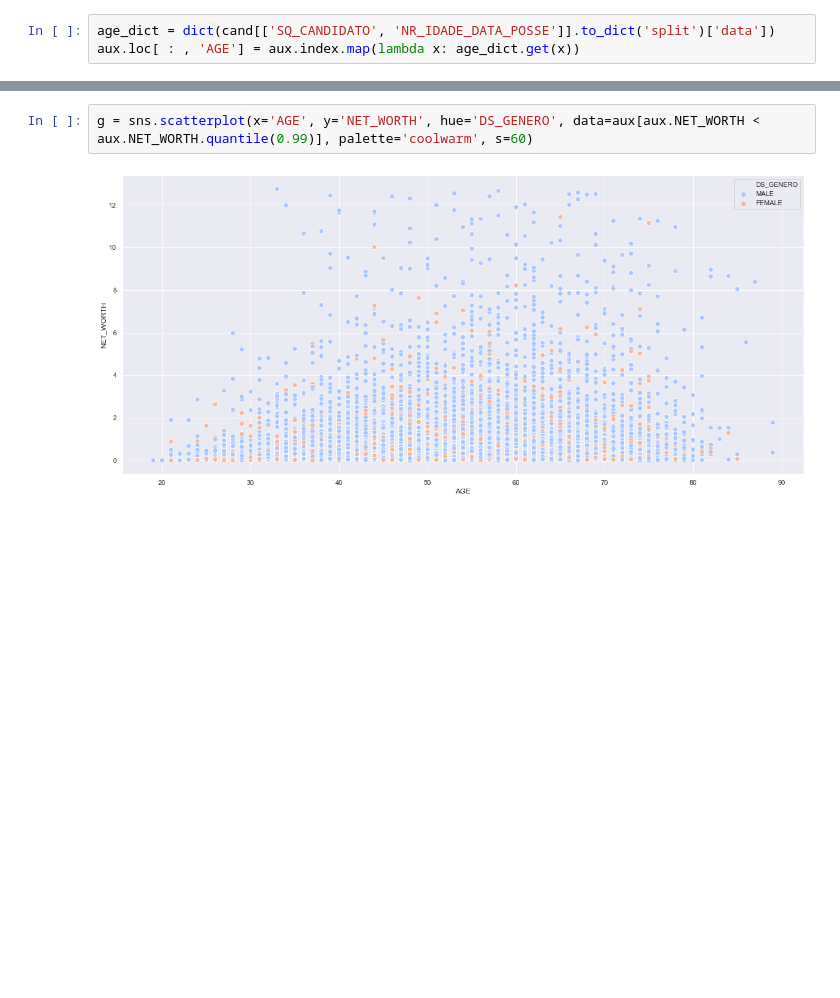
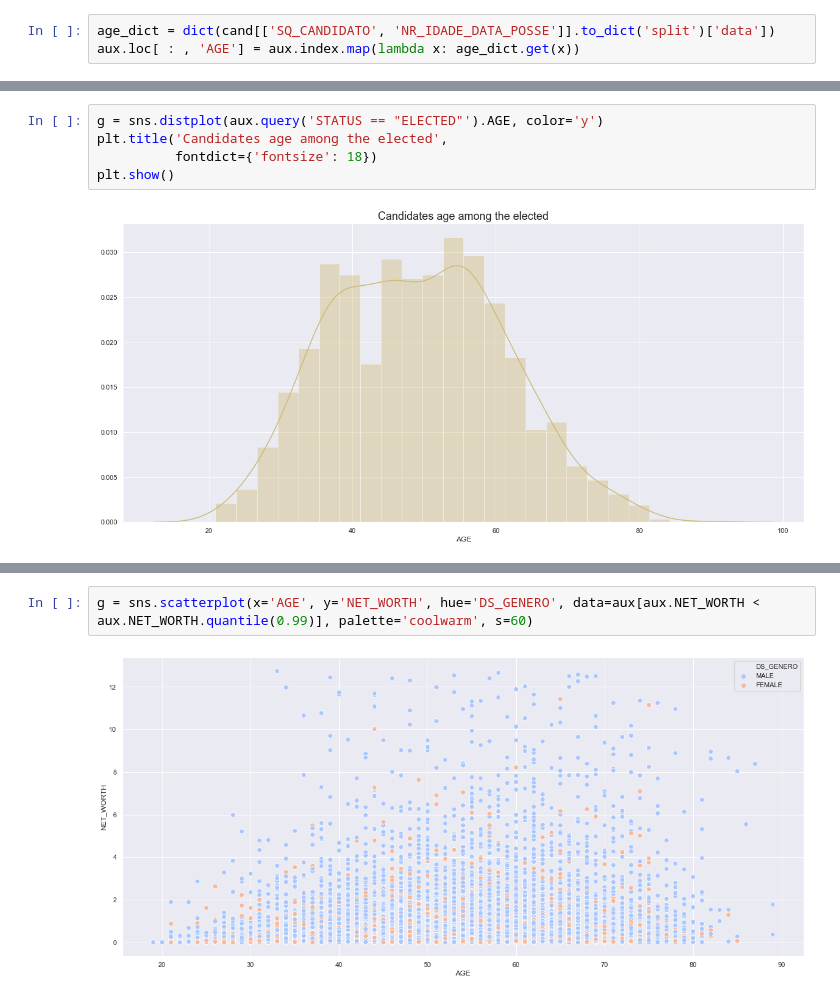
Before and after one commit to gguillaux/brazil_elections_2018, a Jupyter notebook: EDA.ipynb, the cells around one changed output, grey strips where cells are left out. Cells and saved outputs as stored; diff of their text form; blank space fills up the shorter version.

```diff
--- a/EDA.ipynb
+++ b/EDA.ipynb
@@ -211,0 +247,7 @@ sns.distplot(aux.AGE[aux.AGE < 90])
+# %%
+g = sns.distplot(aux.query('STATUS == "ELECTED"').AGE, color='y')
+plt.title('Candidates age among the elected',
+          fontdict={'fontsize': 18})
+plt.show()
+# %% [output]
+[figure, added]
```
Also changed, not shown: parts of 8 cells of this notebook.
